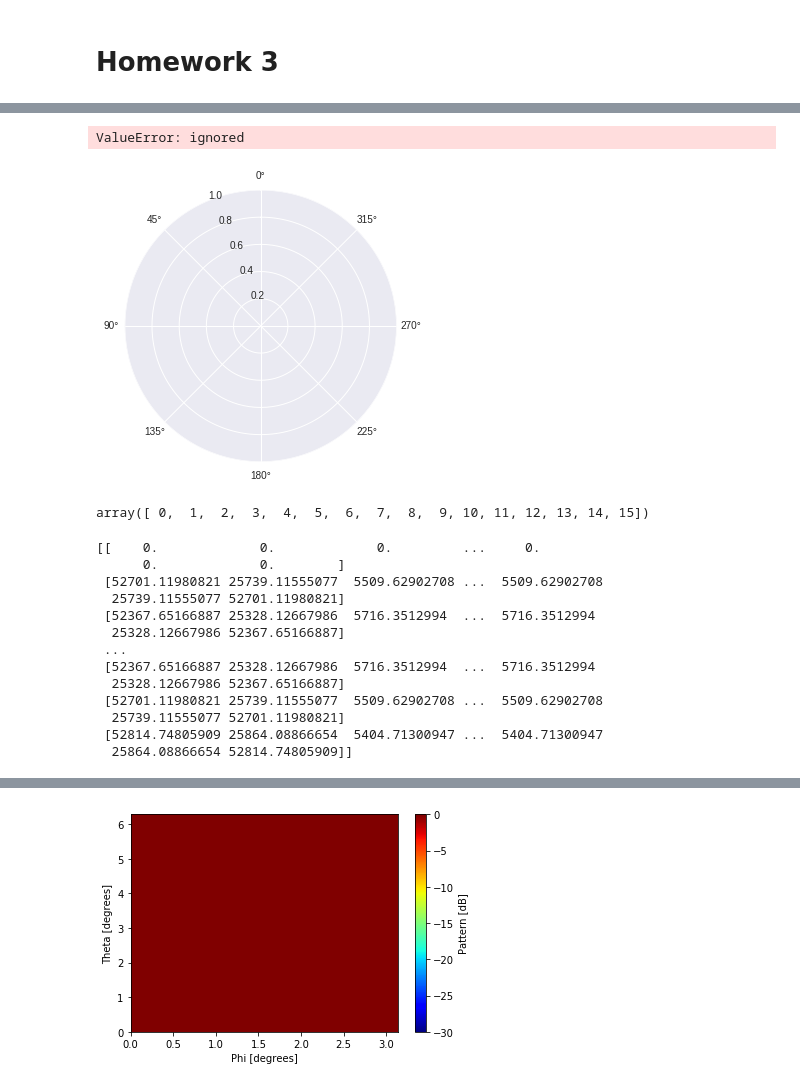
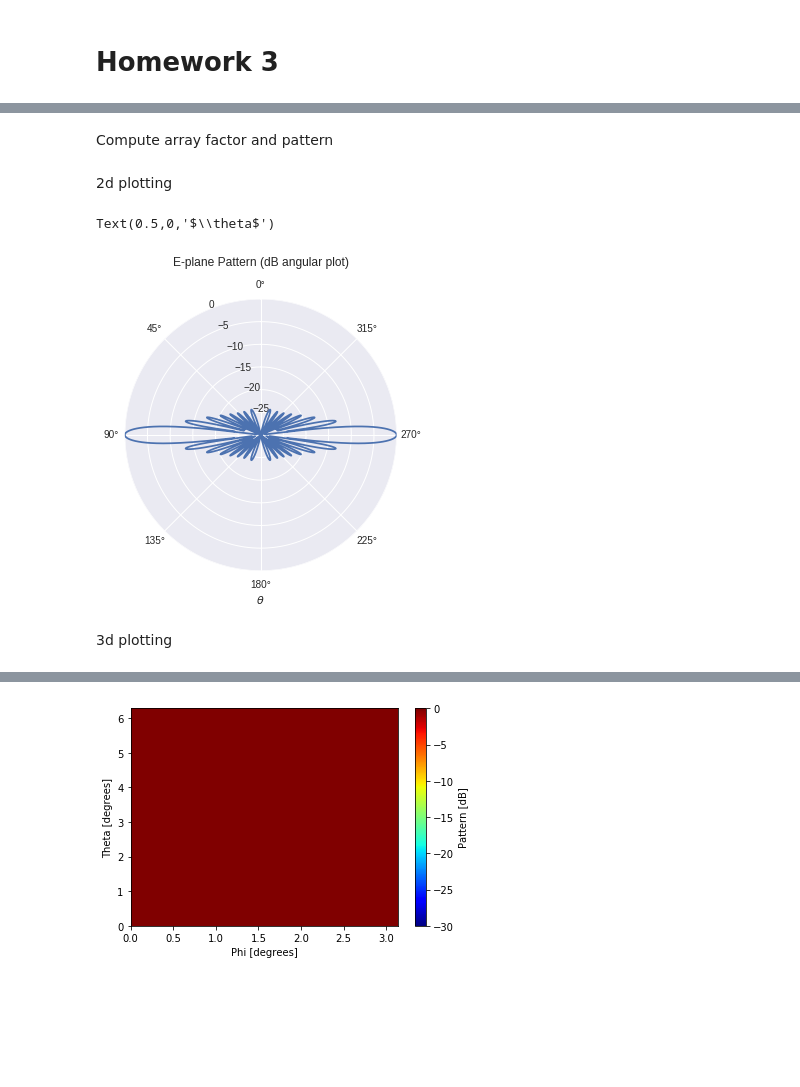
Before and after one commit to Zhaoxin-Hu/ECE222A, a Jupyter notebook: Homework 3.ipynb, the cells around one changed output, grey strips where cells are left out. Cells and saved outputs as stored; diff of their text form; code cells hidden in the pictures; blank space fills up the shorter version.

```diff
--- a/Homework 3.ipynb
+++ b/Homework 3.ipynb
@@ -14,12 +14,9 @@ Define unnormalized and normalized pattern function <br/>
 - normalized: $P_n(\theta,\phi) = \frac{P_{un}}{P_{un,max}}$
 # %%
-theta, phi = np.linspace(0, np.pi, 100)[1:-1], np.linspace(0, 2*np.pi, 40)
+num_pts = 1000
+theta, phi = np.linspace(-np.pi, np.pi, num_pts), np.linspace(0, 2*np.pi, num_pts)
 theta2d, phi2d = np.meshgrid(theta, phi)
-M = 16
-N = 16
-kdx = np.pi
-kdy = 1.2*np.pi
-kdz = np.pi
-ax = 0
-ay = 0
+Nz = 16
+k = 2*np.pi
+dz = 0.5
 az = 0
@@ -32,16 +23,39 @@ def P_un(theta, phi):
+# %%
+# unnormalized array factor for array on z-axis
+def AFz_un(theta, phi):
+  AF = 0
+  psi = k*dz*np.cos(theta)+az
+  for n in np.arange(Nz):
+    AF = AF + np.exp(1j*n*psi)
+  return np.abs(AF)
+
+# unnormalized pattern for array on z-axis
+def Pz_un(theta, phi):
+  AF = AFz_un(theta, phi)
+  EF = np.sin(theta)
+  return np.abs(AF*EF)
+# %% [markdown]
+Compute array factor and pattern
+# %%
+AFz_un_max = max(AFz_un(theta, 0))
+AFz_n = AFz_un(theta,phi)/AFz_un_max
+AFz_dB = 20*np.log10(AFz_n)
+
+Pz_un_max = max(Pz_un(theta, 0))
+Pz_n = Pz_un(theta,phi)/Pz_un_max
+Pz_dB = 20*np.log10(Pz_n)
+# %% [markdown]
+2d plotting
 # %%
+# plot pattern
 plt.figure(figsize = (5,5))
 ax = plt.subplot(111, projection='polar')
 ax.set_theta_offset(np.pi/2)
-ax.plot(theta, 10*np.log10(P_un(theta, 0)))
+ax.plot(theta, AFz_dB)
 ax.set_rmax(0)
 ax.set_rmin(-30)
-ax.set_title(r'E-plane Pattern (dB angular plot)', y=1.2)
+ax.set_title(r'E-plane Pattern (dB angular plot)', y=1.1)
 ax.set_xlabel(r'$\theta$')
 # %% [output]
-ValueError: ignored
+Text(0.5,0,'$\\theta$')
-[figure, old version]
+[figure, new version]
-# %%
-np.arange(M)
-# %% [output]
-array([ 0,  1,  2,  3,  4,  5,  6,  7,  8,  9, 10, 11, 12, 13, 14, 15])
@@ -59,16 +62,2 @@ def integrand(theta, phi):
-# %%
-print(Pat_un)
-# %% [output]
-[[    0.             0.             0.         ...     0.
-      0.             0.        ]
- [52701.11980821 25739.11555077  5509.62902708 ...  5509.62902708
-  25739.11555077 52701.11980821]
- [52367.65166887 25328.12667986  5716.3512994  ...  5716.3512994
-  25328.12667986 52367.65166887]
- ...
- [52367.65166887 25328.12667986  5716.3512994  ...  5716.3512994
-  25328.12667986 52367.65166887]
- [52701.11980821 25739.11555077  5509.62902708 ...  5509.62902708
-  25739.11555077 52701.11980821]
- [52814.74805909 25864.08866654  5404.71300947 ...  5404.71300947
-  25864.08866654 52814.74805909]]
+# %% [markdown]
+3d plotting
```
Also changed, not shown: parts of 5 cells of this notebook.
